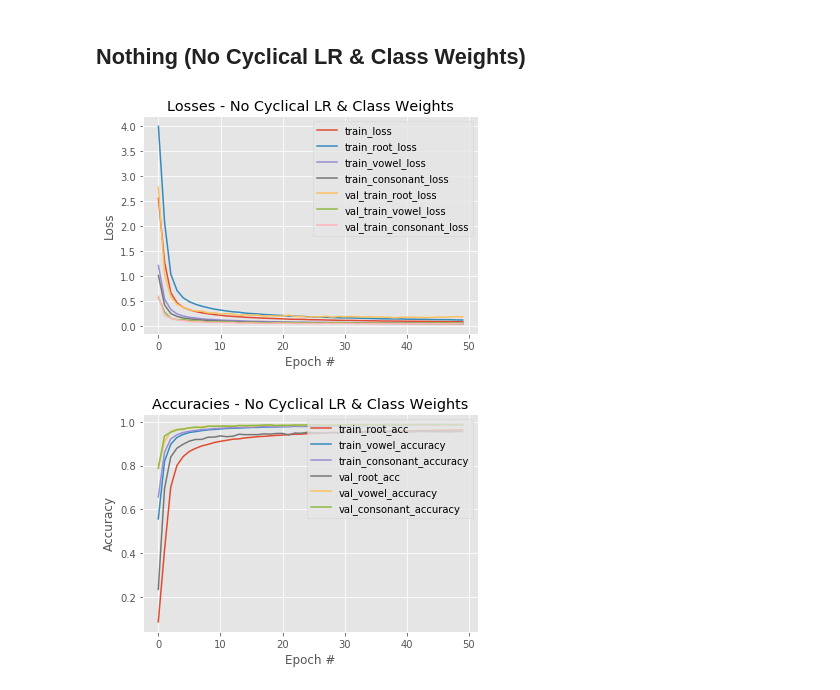
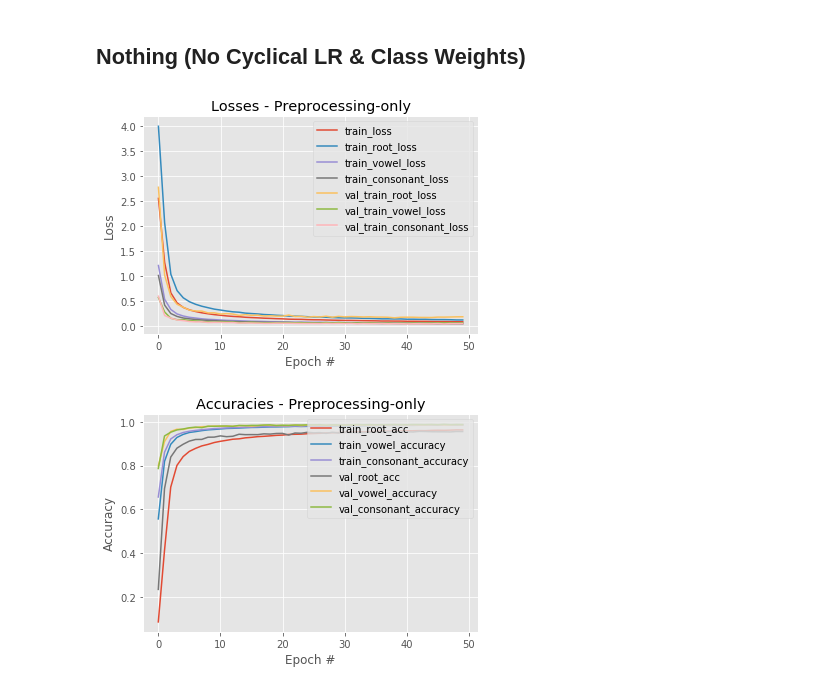
Before and after one commit to MaxDriessen/MuchLearningSuchWow_Bengali.AI, a Jupyter notebook: Convolutional/PlotAccLoss_Convolutional.ipynb, the cells around one changed output. Saved outputs shown, nothing was run; the diff lists cells and outputs as text; code cells hidden in the pictures.

```diff
--- a/Convolutional/PlotAccLoss_Convolutional.ipynb
+++ b/Convolutional/PlotAccLoss_Convolutional.ipynb
@@ -89,8 +89,8 @@ plot_acc(history_noclr, epochs, "Accuracies - Class Weights Only")
 # %% [markdown]
 ## Nothing (No Cyclical LR & Class Weights)
 # %%
-plot_loss(history_nothing, epochs, "Losses - No Cyclical LR & Class Weights")
-plot_acc(history_nothing, epochs, "Accuracies - No Cyclical LR & Class Weights")
+plot_loss(history_nothing, epochs, "Losses - Preprocessing-only")
+plot_acc(history_nothing, epochs, "Accuracies - Preprocessing-only")
 # %% [output]
-[figure, old version]
+[figure, new version]
-[figure, old version]
+[figure, new version]
```
Also changed, not shown: parts of 3 cells of this notebook.
